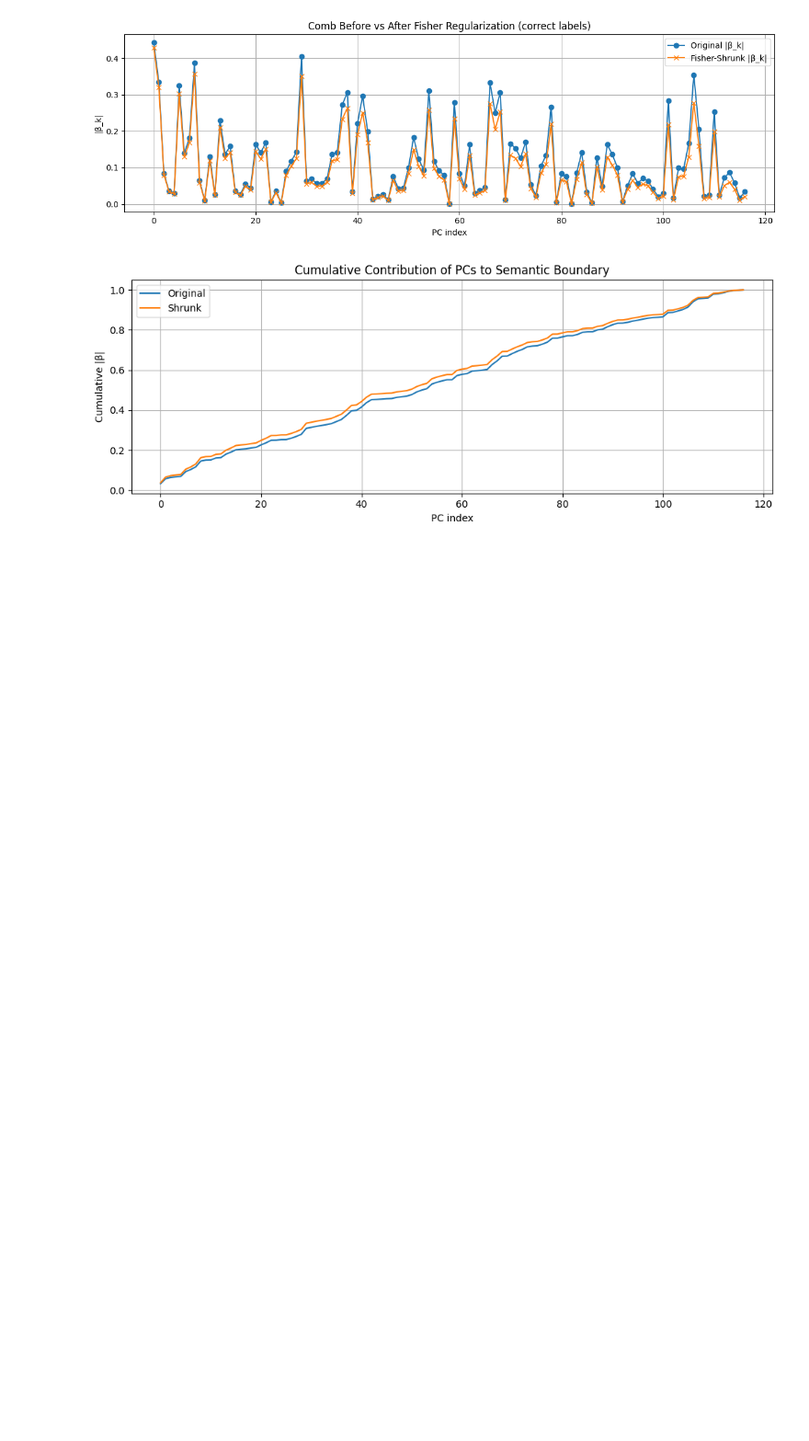
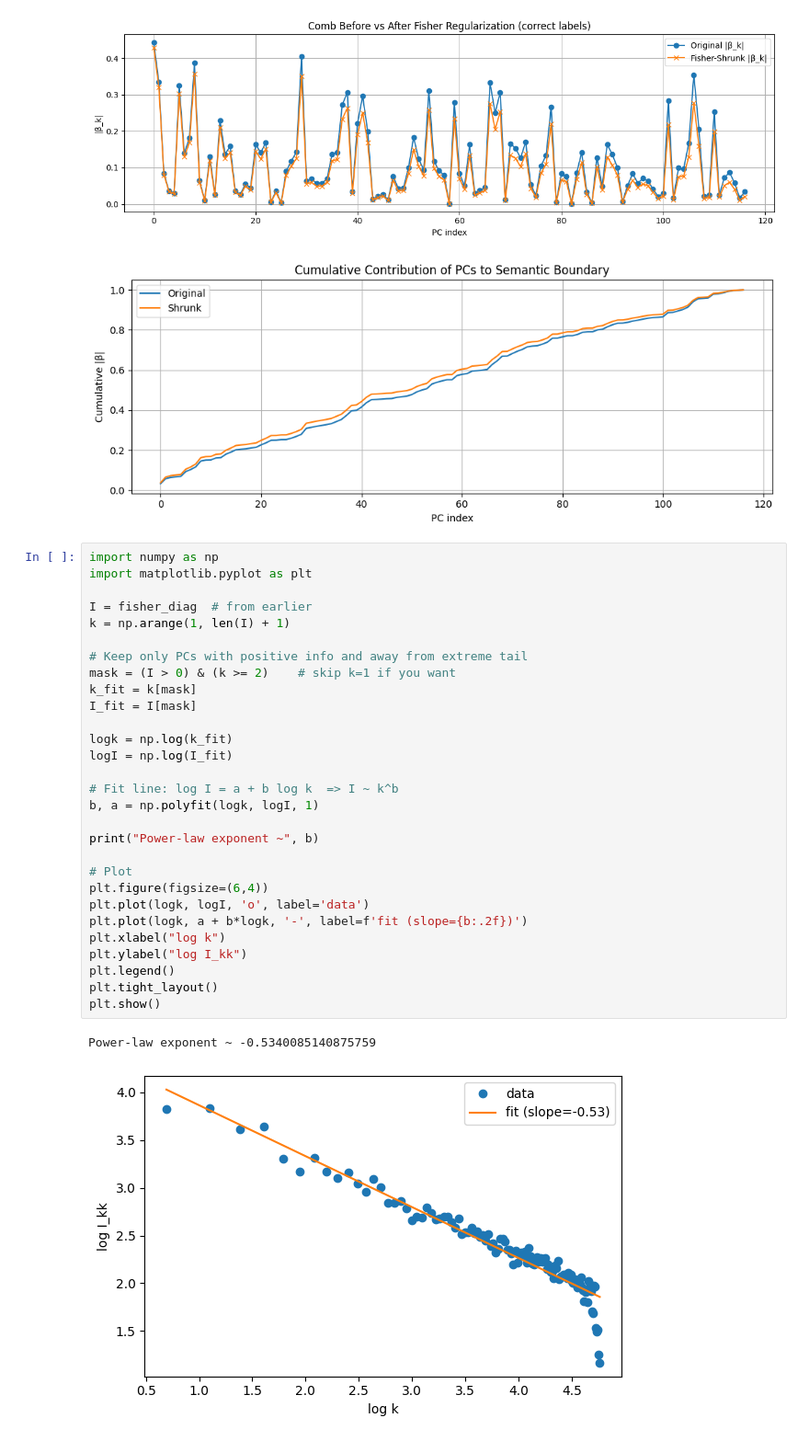
Before and after one commit to mariakesa/ProjectionSort, a Jupyter notebook: dev/fisher_information.ipynb, the cells around one changed output. Shown at 92% size. Drawn from its saved outputs; the diff is of its cells as text; blank space fills up the shorter version.

```diff
--- a/dev/fisher_information.ipynb
+++ b/dev/fisher_information.ipynb
@@ -149,3 +149,35 @@ Neural PCs: (118, 117)
 [figure]
 [figure]
 [figure]
+# %%
+import numpy as np
+import matplotlib.pyplot as plt
+
+I = fisher_diag  # from earlier
+k = np.arange(1, len(I) + 1)
+
+# Keep only PCs with positive info and away from extreme tail
+mask = (I > 0) & (k >= 2)    # skip k=1 if you want
+k_fit = k[mask]
+I_fit = I[mask]
+
+logk = np.log(k_fit)
+logI = np.log(I_fit)
+
+# Fit line: log I = a + b log k  => I ~ k^b
+b, a = np.polyfit(logk, logI, 1)
+
+print("Power-law exponent ~", b)
+
+# Plot
+plt.figure(figsize=(6,4))
+plt.plot(logk, logI, 'o', label='data')
+plt.plot(logk, a + b*logk, '-', label=f'fit (slope={b:.2f})')
+plt.xlabel("log k")
+plt.ylabel("log I_kk")
+plt.legend()
+plt.tight_layout()
+plt.show()
+# %% [output]
+Power-law exponent ~ -0.5340085140875759
+[figure, added]
```
Also changed, not shown: parts of 2 cells of this notebook, 1 other file.
